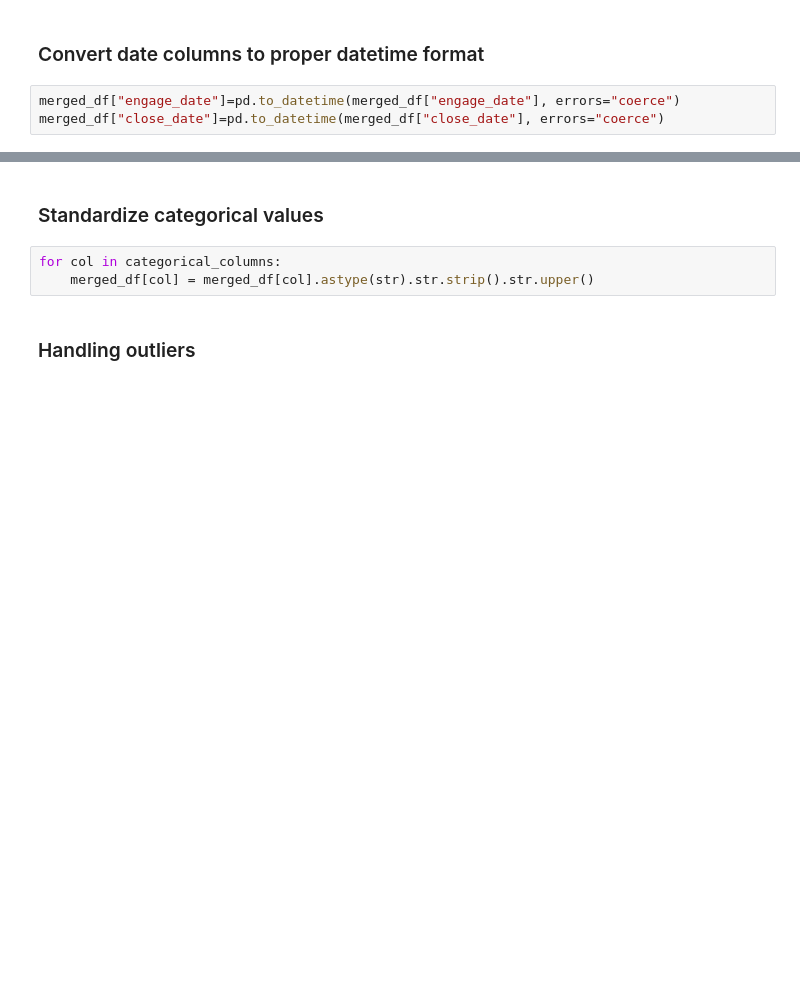
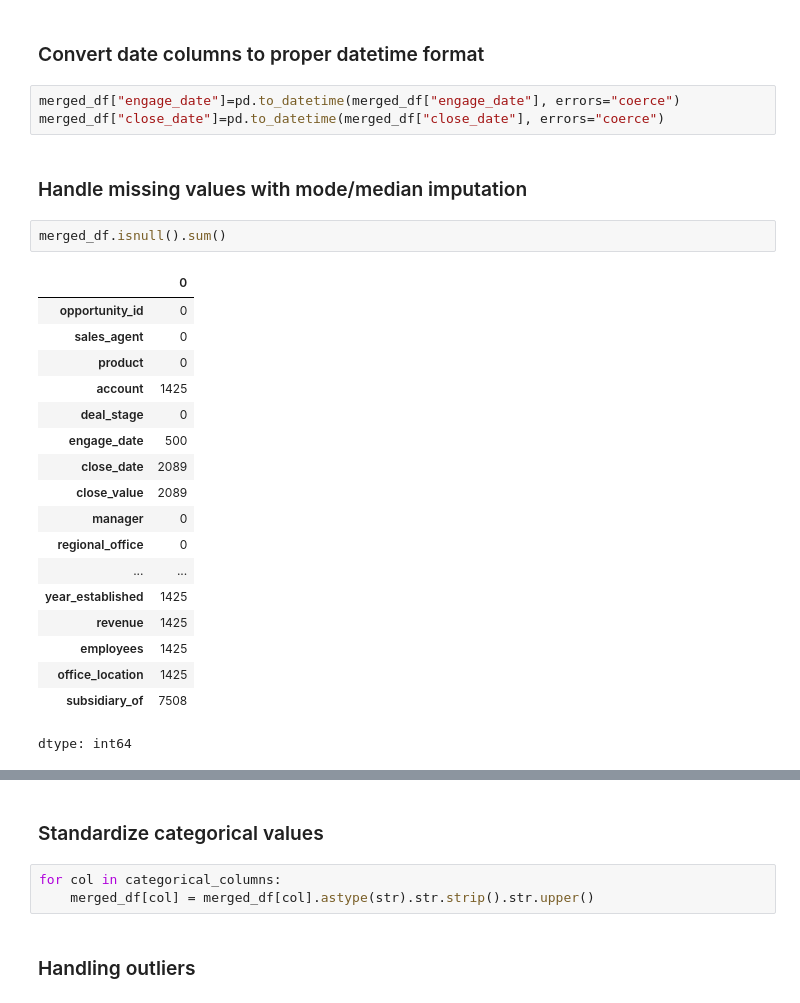
Before and after one commit to ishween/Team2A, a Jupyter notebook: Milestone_1.ipynb, the cells around one changed output, grey strips where cells are left out. Saved outputs shown, nothing was run; the diff lists cells and outputs as text; blank space fills up the shorter version.

```diff
--- a/Milestone_1.ipynb
+++ b/Milestone_1.ipynb
@@ -76,3 +62,26 @@ for col in numerical_columns:
 # %%
 merged_df["engage_date"]=pd.to_datetime(merged_df["engage_date"], errors="coerce")
 merged_df["close_date"]=pd.to_datetime(merged_df["close_date"], errors="coerce")
+# %% [markdown]
+### Handle missing values with mode/median imputation
+# %%
+merged_df.isnull().sum()
+# %% [output]
+|  | 0 |
+| opportunity_id | 0 |
+| sales_agent | 0 |
+| product | 0 |
+| account | 1425 |
+| deal_stage | 0 |
+| engage_date | 500 |
+| close_date | 2089 |
+| close_value | 2089 |
+| manager | 0 |
+| regional_office | 0 |
+| ... | ... |
+| year_established | 1425 |
+| revenue | 1425 |
+| employees | 1425 |
+| office_location | 1425 |
+| subsidiary_of | 7508 |
+dtype: int64
```
Also changed, not shown: parts of 8 cells of this notebook.
